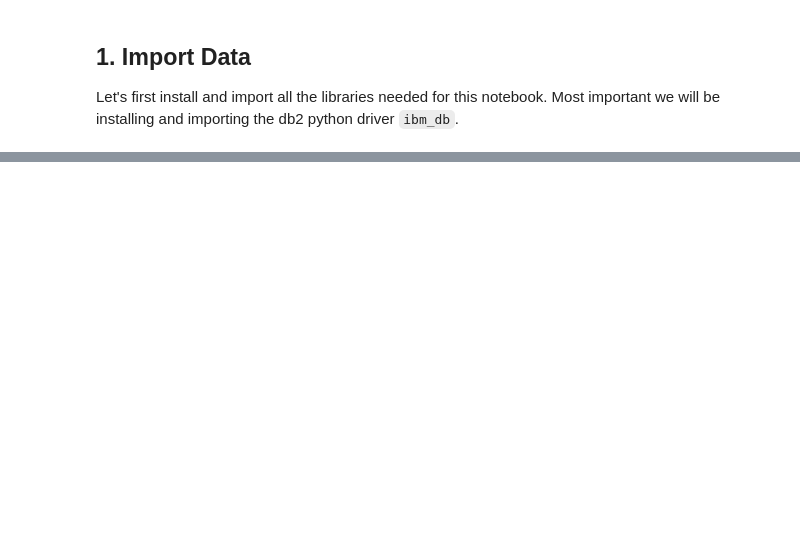
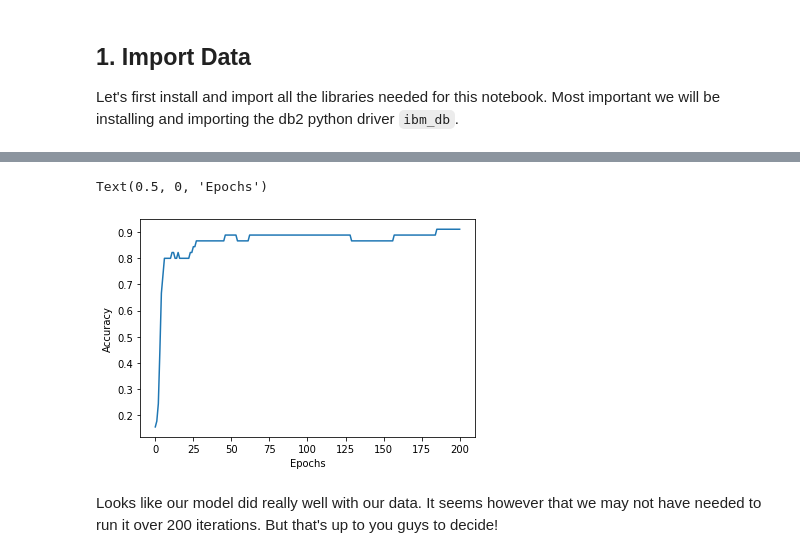
Before and after one commit to rohithravin/Db2-Samples, a Jupyter notebook: Db2 Sample For Tensorflow.ipynb, the cells around one changed output, grey strips where cells are left out. Drawn from its saved outputs; the diff is of its cells as text; code cells hidden in the pictures; blank space fills up the shorter version.

```diff
--- a/Db2 Sample For Tensorflow.ipynb
+++ b/Db2 Sample For Tensorflow.ipynb
@@ -43,0 +202,4 @@ wine.head()
+# %%
+# Let's first create placeholders for our feature and labels
+X = tf.placeholder(tf.float32,[None,12]) # Since we have 12 features as input
+y = tf.placeholder(tf.float32,[None,3])  # Since we have 3 outut labels
@@ -43,0 +232,33 @@ wine.head()
+# %%
+# We also need to degine the loss funtion. We will be using the softmax_cross_entropy_with_logits_v2 function.
+cost = tf.reduce_mean(tf.nn.softmax_cross_entropy_with_logits_v2(logits=prediction, labels=y))
+
+# I am keeping our learning rate as 0.001, but you can always change that.
+optimizer = tf.train.AdamOptimizer(0.001).minimize(cost)
+# %%
+acc = []
+
+# This is where we will run our model
+with tf.Session() as sess:
+
+    # Initilize our variables
+    sess.run(tf.global_variables_initializer())
+
+    # Train our data over 200 iterations
+    for epoch in range(201):
+
+        # Train using our NN model we created
+        opt,costval = sess.run([optimizer,cost],feed_dict = {X:train_x,y:train_y})
+
+        # Calculate how many matches we made
+        matches = tf.equal(tf.argmax(prediction, 1), tf.argmax(y, 1))
+
+        # Compute cost and update parameters and also ouput accuracy with current parameters
+        accuracy = tf.reduce_mean(tf.cast(matches, 'float'))
+
+        # Calculate the accuracy and store it
+        acc.append(accuracy.eval({X:test_x,y:test_y}))
+        if(epoch % 100 == 0):
+            print("Epoch", epoch, "--" , "Cost",costval)
+            print("Accuracy on the test set ->",accuracy.eval({X:test_x,y:test_y}))
+    print("FINISHED !!!")
@@ -43,0 +273,10 @@ wine.head()
+# %%
+# Lets plot our accuracy over the number of iterations and see how our model did
+plt.plot(acc)
+plt.ylabel("Accuracy")
+plt.xlabel("Epochs")
+# %% [output]
+Text(0.5, 0, 'Epochs')
+[figure, added]
+# %% [markdown]
+Looks like our model did really well with our data. It seems however that we may not have needed to run it over 200 iterations. But that's up to you guys to decide!
```
Also changed, not shown: parts of 24 cells of this notebook, 2 other files.
